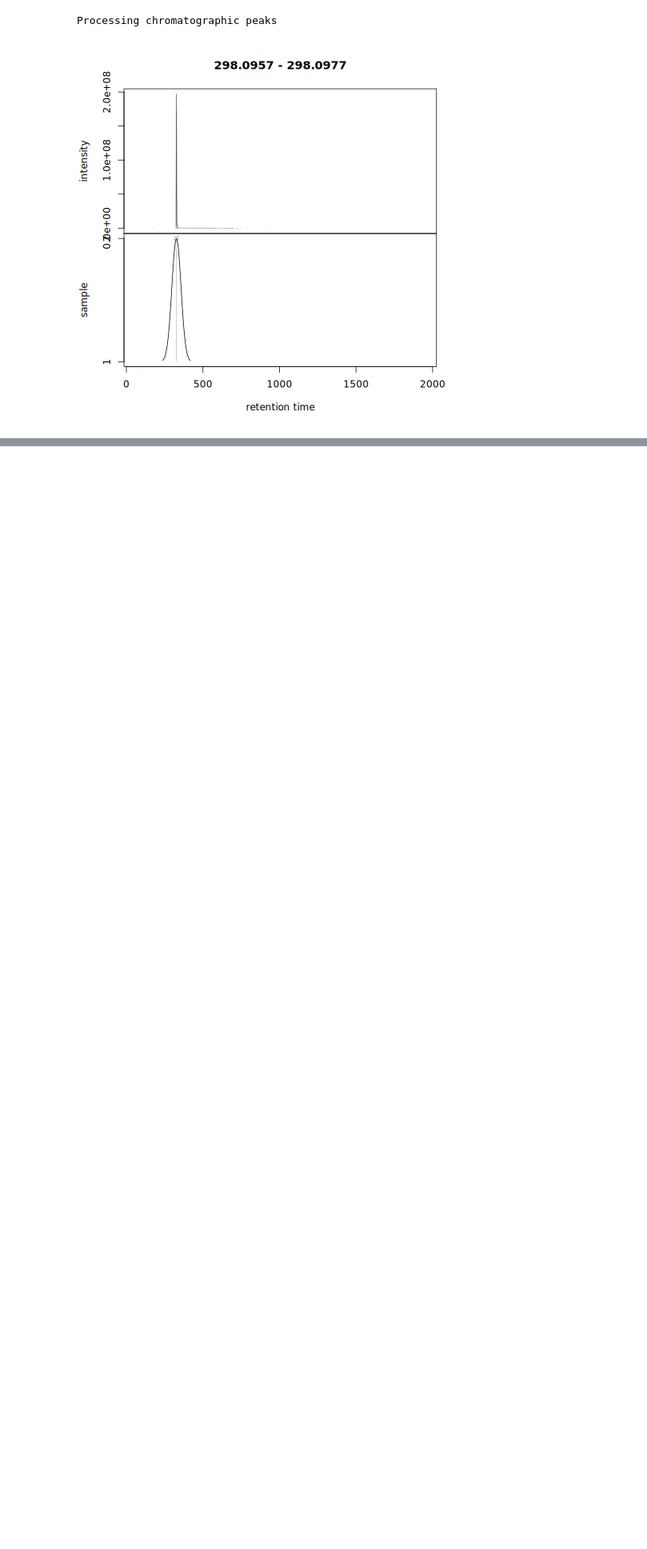
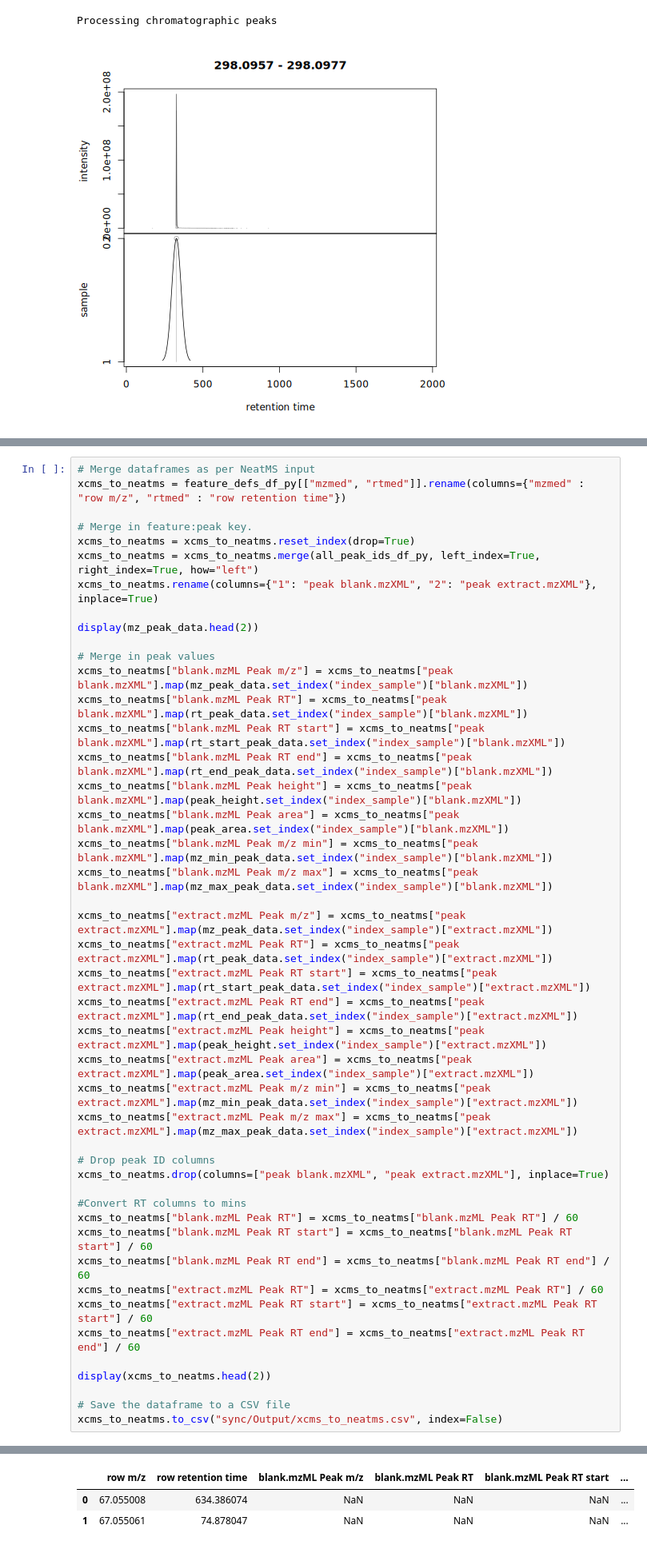
Before and after one commit to jonathan-hunter/Metabolomics-Pipeline, a Jupyter notebook: Docker/sync/metabolomics.ipynb, the cells around one changed output, grey strips where cells are left out. Shown at 80% size. Cells and saved outputs as stored; diff of their text form; blank space fills up the shorter version.

```diff
--- a/Docker/sync/metabolomics.ipynb
+++ b/Docker/sync/metabolomics.ipynb
@@ -884,0 +997,46 @@ Processing chromatographic peaks
+# %%
+# Merge dataframes as per NeatMS input
+xcms_to_neatms = feature_defs_df_py[["mzmed", "rtmed"]].rename(columns={"mzmed" : "row m/z", "rtmed" : "row retention time"})
+
+# Merge in feature:peak key.
+xcms_to_neatms = xcms_to_neatms.reset_index(drop=True)
+xcms_to_neatms = xcms_to_neatms.merge(all_peak_ids_df_py, left_index=True, right_index=True, how="left")
+xcms_to_neatms.rename(columns={"1": "peak blank.mzXML", "2": "peak extract.mzXML"}, inplace=True)
+
+display(mz_peak_data.head(2))
+
+# Merge in peak values
+xcms_to_neatms["blank.mzML Peak m/z"] = xcms_to_neatms["peak blank.mzXML"].map(mz_peak_data.set_index("index_sample")["blank.mzXML"])
+xcms_to_neatms["blank.mzML Peak RT"] = xcms_to_neatms["peak blank.mzXML"].map(rt_peak_data.set_index("index_sample")["blank.mzXML"])
+xcms_to_neatms["blank.mzML Peak RT start"] = xcms_to_neatms["peak blank.mzXML"].map(rt_start_peak_data.set_index("index_sample")["blank.mzXML"])
+xcms_to_neatms["blank.mzML Peak RT end"] = xcms_to_neatms["peak blank.mzXML"].map(rt_end_peak_data.set_index("index_sample")["blank.mzXML"])
+xcms_to_neatms["blank.mzML Peak height"] = xcms_to_neatms["peak blank.mzXML"].map(peak_height.set_index("index_sample")["blank.mzXML"])
+xcms_to_neatms["blank.mzML Peak area"] = xcms_to_neatms["peak blank.mzXML"].map(peak_area.set_index("index_sample")["blank.mzXML"])
+xcms_to_neatms["blank.mzML Peak m/z min"] = xcms_to_neatms["peak blank.mzXML"].map(mz_min_peak_data.set_index("index_sample")["blank.mzXML"])
+xcms_to_neatms["blank.mzML Peak m/z max"] = xcms_to_neatms["peak blank.mzXML"].map(mz_max_peak_data.set_index("index_sample")["blank.mzXML"])
+
+xcms_to_neatms["extract.mzML Peak m/z"] = xcms_to_neatms["peak extract.mzXML"].map(mz_peak_data.set_index("index_sample")["extract.mzXML"])
+xcms_to_neatms["extract.mzML Peak RT"] = xcms_to_neatms["peak extract.mzXML"].map(rt_peak_data.set_index("index_sample")["extract.mzXML"])
+xcms_to_neatms["extract.mzML Peak RT start"] = xcms_to_neatms["peak extract.mzXML"].map(rt_start_peak_data.set_index("index_sample")["extract.mzXML"])
+xcms_to_neatms["extract.mzML Peak RT end"] = xcms_to_neatms["peak extract.mzXML"].map(rt_end_peak_data.set_index("index_sample")["extract.mzXML"])
+xcms_to_neatms["extract.mzML Peak height"] = xcms_to_neatms["peak extract.mzXML"].map(peak_height.set_index("index_sample")["extract.mzXML"])
+xcms_to_neatms["extract.mzML Peak area"] = xcms_to_neatms["peak extract.mzXML"].map(peak_area.set_index("index_sample")["extract.mzXML"])
+xcms_to_neatms["extract.mzML Peak m/z min"] = xcms_to_neatms["peak extract.mzXML"].map(mz_min_peak_data.set_index("index_sample")["extract.mzXML"])
+xcms_to_neatms["extract.mzML Peak m/z max"] = xcms_to_neatms["peak extract.mzXML"].map(mz_max_peak_data.set_index("index_sample")["extract.mzXML"])
+
+# Drop peak ID columns
+xcms_to_neatms.drop(columns=["peak blank.mzXML", "peak extract.mzXML"], inplace=True)
+
+#Convert RT columns to mins
+xcms_to_neatms["blank.mzML Peak RT"] = xcms_to_neatms["blank.mzML Peak RT"] / 60
+xcms_to_neatms["blank.mzML Peak RT start"] = xcms_to_neatms["blank.mzML Peak RT start"] / 60
+xcms_to_neatms["blank.mzML Peak RT end"] = xcms_to_neatms["blank.mzML Peak RT end"] / 60
+xcms_to_neatms["extract.mzML Peak RT"] = xcms_to_neatms["extract.mzML Peak RT"] / 60
+xcms_to_neatms["extract.mzML Peak RT start"] = xcms_to_neatms["extract.mzML Peak RT start"] / 60
+xcms_to_neatms["extract.mzML Peak RT end"] = xcms_to_neatms["extract.mzML Peak RT end"] / 60
+
+display(xcms_to_neatms.head(2))
+
+# Save the dataframe to a CSV file
+xcms_to_neatms.to_csv("sync/Output/xcms_to_neatms.csv", index=False)
+# %% [output]
@@ -884,0 +1046,3 @@ Processing chromatographic peaks
+|  | row m/z | row retention time | blank.mzML Peak m/z | blank.mzML Peak RT | blank.mzML Peak RT start | ... |
+| 0 | 67.055008 | 634.386074 | NaN | NaN | NaN | ... |
+| 1 | 67.055061 | 74.878047 | NaN | NaN | NaN | ... |
```
Also changed, not shown: parts of 13 cells of this notebook.
